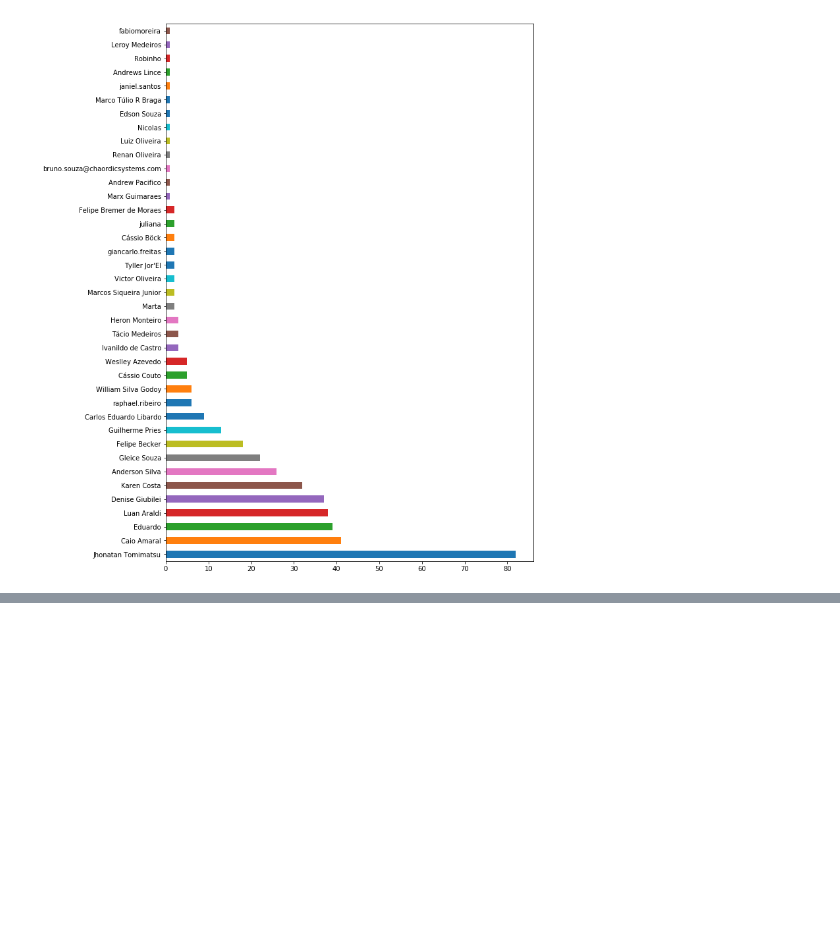
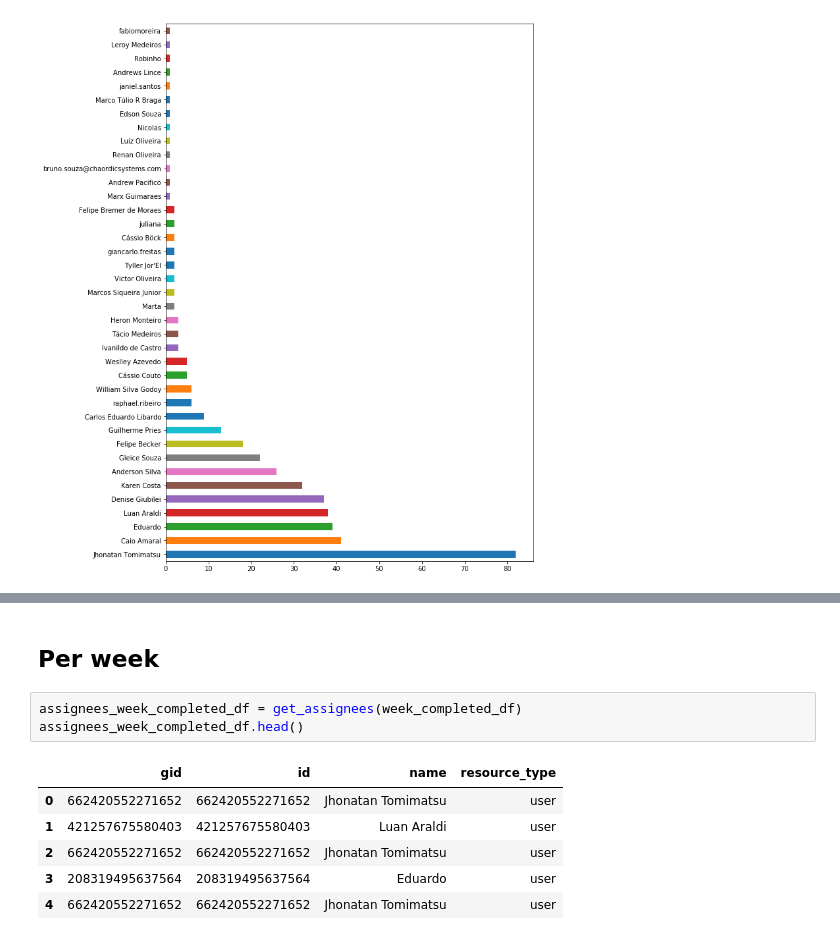
Before and after one commit to LuanAraldi/pool-caio, a Jupyter notebook: Pool.ipynb, the cells around one changed output, grey strips where cells are left out. Cells and saved outputs as stored; diff of their text form; blank space fills up the shorter version.

```diff
--- a/Pool.ipynb
+++ b/Pool.ipynb
@@ -129,0 +106,12 @@ df.head()
+# %% [markdown]
+## Per week
+# %%
+assignees_week_completed_df = get_assignees(week_completed_df)
+assignees_week_completed_df.head()
+# %% [output]
+|  | gid | id | name | resource_type |
+| 0 | 662420552271652 | 662420552271652 | Jhonatan Tomimatsu | user |
+| 1 | 421257675580403 | 421257675580403 | Luan Araldi | user |
+| 2 | 662420552271652 | 662420552271652 | Jhonatan Tomimatsu | user |
+| 3 | 208319495637564 | 208319495637564 | Eduardo | user |
+| 4 | 662420552271652 | 662420552271652 | Jhonatan Tomimatsu | user |
```
Also changed, not shown: parts of 8 cells of this notebook.
